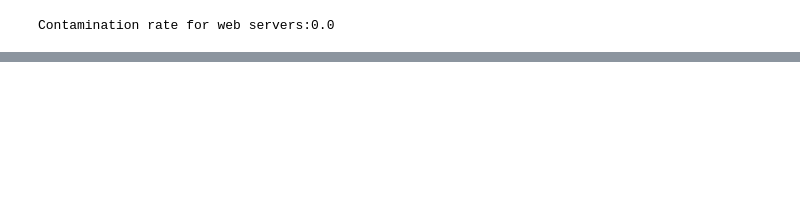
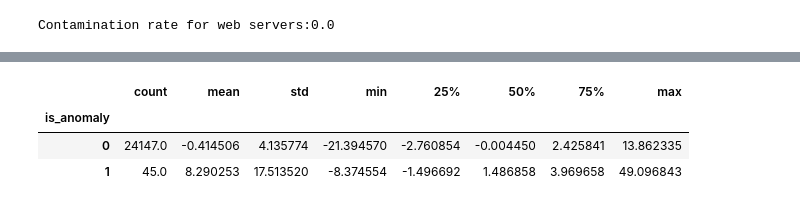
Before and after one commit to RkP17/infra-anomaly-detection, a Jupyter notebook: notebooks/02_isolation_forest.ipynb, the cells around one changed output, grey strips where cells are left out. Saved outputs shown, nothing was run; the diff lists cells and outputs as text; code cells hidden in the pictures; blank space fills up the shorter version.

```diff
--- a/notebooks/02_isolation_forest.ipynb
+++ b/notebooks/02_isolation_forest.ipynb
@@ -561,0 +679,7 @@ weighted avg       1.00      0.60      0.75     24192
+# %%
+score_df.groupby("is_anomaly")["memory_percent_residual"].describe()
+# %% [output]
+|  | count | mean | std | min | 25% | 50% | 75% | max |
+| is_anomaly |  |  |  |  |  |  |  |  |
+| 0 | 24147.0 | -0.414506 | 4.135774 | -21.394570 | -2.760854 | -0.004450 | 2.425841 | 13.862335 |
+| 1 | 45.0 | 8.290253 | 17.513520 | -8.374554 | -1.496692 | 1.486858 | 3.969658 | 49.096843 |
```
Also changed, not shown: parts of 24 cells of this notebook, 1 other file.
